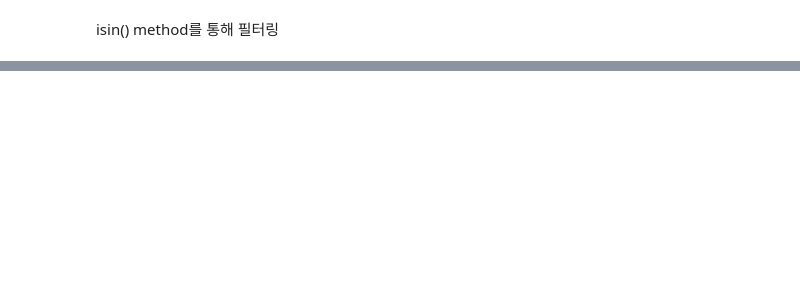
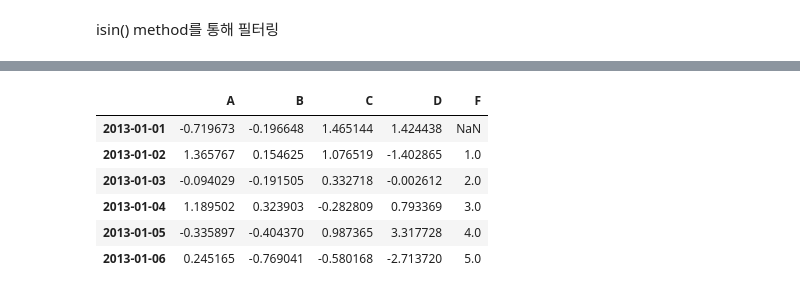
Before and after one commit to HwangHanJae/DataScience_Basic_Tect, a Jupyter notebook: pandas_10minutes_tutorial.ipynb, the cells around one changed output, grey strips where cells are left out. Cells and saved outputs as stored; diff of their text form; code cells hidden in the pictures; blank space fills up the shorter version.

```diff
--- a/pandas_10minutes_tutorial.ipynb
+++ b/pandas_10minutes_tutorial.ipynb
@@ -406,0 +416,3 @@ df2[df2['E'].isin(["two","four"])]
+# %%
+s1 = pd.Series([1,2,3,4,5,6], index=pd.date_range("20130102", periods=6))
+s1
@@ -406,0 +427,12 @@ df2[df2['E'].isin(["two","four"])]
+# %%
+df['F'] = s1
+# %%
+df
+# %% [output]
+|  | A | B | C | D | F |
+| 2013-01-01 | -0.719673 | -0.196648 | 1.465144 | 1.424438 | NaN |
+| 2013-01-02 | 1.365767 | 0.154625 | 1.076519 | -1.402865 | 1.0 |
+| 2013-01-03 | -0.094029 | -0.191505 | 0.332718 | -0.002612 | 2.0 |
+| 2013-01-04 | 1.189502 | 0.323903 | -0.282809 | 0.793369 | 3.0 |
+| 2013-01-05 | -0.335897 | -0.404370 | 0.987365 | 3.317728 | 4.0 |
+| 2013-01-06 | 0.245165 | -0.769041 | -0.580168 | -2.713720 | 5.0 |
```
Also changed, not shown: parts of 41 cells of this notebook.
